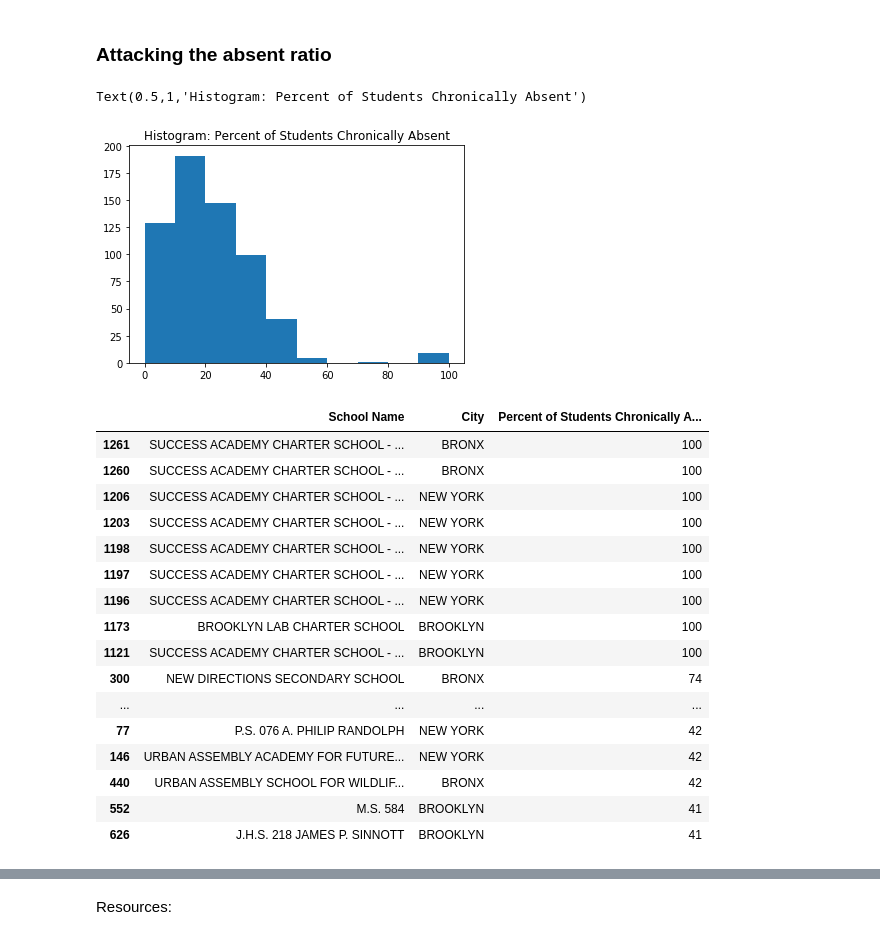
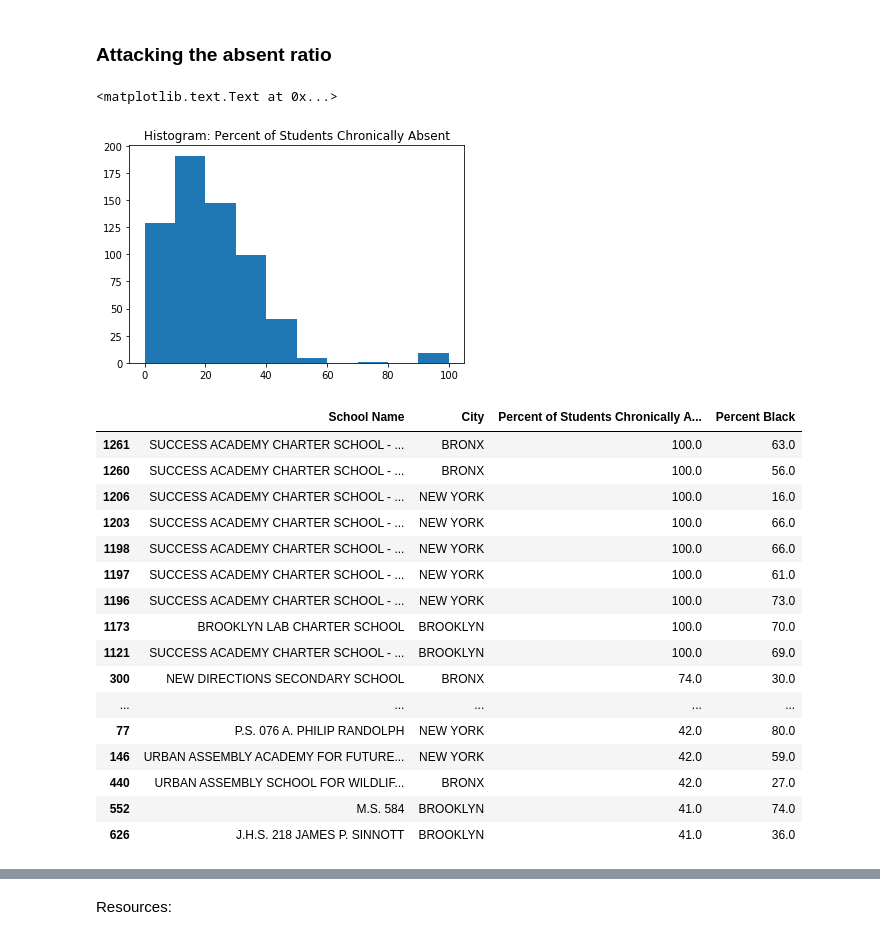
Before and after one commit to infocusp/passnyc_data_science_for_good, a Jupyter notebook: code/sandbox/falak/ds_for_good.ipynb, the cells around one changed output, grey strips where cells are left out. Saved outputs shown, nothing was run; the diff lists cells and outputs as text; code cells hidden in the pictures.

```diff
--- a/code/sandbox/falak/ds_for_good.ipynb
+++ b/code/sandbox/falak/ds_for_good.ipynb
@@ -46,7 +47,14 @@ from matplotlib import pyplot as plt
+# %%
+def percent_to_int(df_in):
+    for col in df_in.columns.values:
+        if col.startswith("Percent") or col.endswith("%") or col.endswith("Rate"):
+            df_in[col] = df_in[col].astype(np.object).str.replace('%', '').astype(float)
+    return df_in
 # %%
-df_schools_raw = pd.read_csv('2016 School Explorer.csv')
+df_schools_raw = pd.read_csv('../../../input/2016 School Explorer.csv')
+df_schools_raw = df_schools_raw[df_schools_raw['Grade High'] != '0K']
+df_schools_raw = percent_to_int(df_schools_raw)
 
-df_schools_raw = df_schools_raw[df_schools_raw['Grade High'] != '0K']
 df_schools_relevant_grade = df_schools_raw[df_schools_raw['Grade High'].astype(int) > 5]
 
 high_nan_columns = df_schools_raw.columns[df_schools_raw.isnull().mean()>0.95]
@@ -62,31 +70,29 @@ We have 626 relevant schools and 158 fields describing the school/ students
 # %%
 plt.figure(figsize = [6,4])
 df_schools = df_schools.dropna(subset = ['Percent of Students Chronically Absent'])
-df_schools['Percent of Students Chronically Absent'] = \
-    [int(x.replace('%','')) for x in df_schools['Percent of Students Chronically Absent'].values]
 plt.hist(df_schools['Percent of Students Chronically Absent'])
 plt.title('Histogram: Percent of Students Chronically Absent')
 # %% [output]
-Text(0.5,1,'Histogram: Percent of Students Chronically Absent')
+<matplotlib.text.Text at 0x...>
 [figure]
 # %%
 df_schools[df_schools['Percent of Students Chronically Absent'] > 40]\
-[['School Name', 'City', 'Percent of Students Chronically Absent']].sort_values('Percent of Students Chronically Absent', ascending = False)
+[['School Name', 'City', 'Percent of Students Chronically Absent','Percent Black']].sort_values('Percent of Students Chronically Absent', ascending = False)
 # %% [output]
-|  | School Name | City | Percent of Students Chronically A... |
-| 1261 | SUCCESS ACADEMY CHARTER SCHOOL - ... | BRONX | 100 |
-| 1260 | SUCCESS ACADEMY CHARTER SCHOOL - ... | BRONX | 100 |
-| 1206 | SUCCESS ACADEMY CHARTER SCHOOL - ... | NEW YORK | 100 |
-| 1203 | SUCCESS ACADEMY CHARTER SCHOOL - ... | NEW YORK | 100 |
-| 1198 | SUCCESS ACADEMY CHARTER SCHOOL - ... | NEW YORK | 100 |
-| 1197 | SUCCESS ACADEMY CHARTER SCHOOL - ... | NEW YORK | 100 |
-| 1196 | SUCCESS ACADEMY CHARTER SCHOOL - ... | NEW YORK | 100 |
-| 1173 | BROOKLYN LAB CHARTER SCHOOL | BROOKLYN | 100 |
-| 1121 | SUCCESS ACADEMY CHARTER SCHOOL - ... | BROOKLYN | 100 |
-| 300 | NEW DIRECTIONS SECONDARY SCHOOL | BRONX | 74 |
-| ... | ... | ... | ... |
-| 77 | P.S. 076 A. PHILIP RANDOLPH | NEW YORK | 42 |
-| 146 | URBAN ASSEMBLY ACADEMY FOR FUTURE... | NEW YORK | 42 |
-| 440 | URBAN ASSEMBLY SCHOOL FOR WILDLIF... | BRONX | 42 |
-| 552 | M.S. 584 | BROOKLYN | 41 |
-| 626 | J.H.S. 218 JAMES P. SINNOTT | BROOKLYN | 41 |
+|  | School Name | City | Percent of Students Chronically A... | Percent Black |
+| 1261 | SUCCESS ACADEMY CHARTER SCHOOL - ... | BRONX | 100.0 | 63.0 |
+| 1260 | SUCCESS ACADEMY CHARTER SCHOOL - ... | BRONX | 100.0 | 56.0 |
+| 1206 | SUCCESS ACADEMY CHARTER SCHOOL - ... | NEW YORK | 100.0 | 16.0 |
+| 1203 | SUCCESS ACADEMY CHARTER SCHOOL - ... | NEW YORK | 100.0 | 66.0 |
+| 1198 | SUCCESS ACADEMY CHARTER SCHOOL - ... | NEW YORK | 100.0 | 66.0 |
+| 1197 | SUCCESS ACADEMY CHARTER SCHOOL - ... | NEW YORK | 100.0 | 61.0 |
+| 1196 | SUCCESS ACADEMY CHARTER SCHOOL - ... | NEW YORK | 100.0 | 73.0 |
+| 1173 | BROOKLYN LAB CHARTER SCHOOL | BROOKLYN | 100.0 | 70.0 |
+| 1121 | SUCCESS ACADEMY CHARTER SCHOOL - ... | BROOKLYN | 100.0 | 69.0 |
+| 300 | NEW DIRECTIONS SECONDARY SCHOOL | BRONX | 74.0 | 30.0 |
+| ... | ... | ... | ... | ... |
+| 77 | P.S. 076 A. PHILIP RANDOLPH | NEW YORK | 42.0 | 80.0 |
+| 146 | URBAN ASSEMBLY ACADEMY FOR FUTURE... | NEW YORK | 42.0 | 59.0 |
+| 440 | URBAN ASSEMBLY SCHOOL FOR WILDLIF... | BRONX | 42.0 | 27.0 |
+| 552 | M.S. 584 | BROOKLYN | 41.0 | 74.0 |
+| 626 | J.H.S. 218 JAMES P. SINNOTT | BROOKLYN | 41.0 | 36.0 |
```
Also changed, not shown: parts of 17 cells of this notebook.
